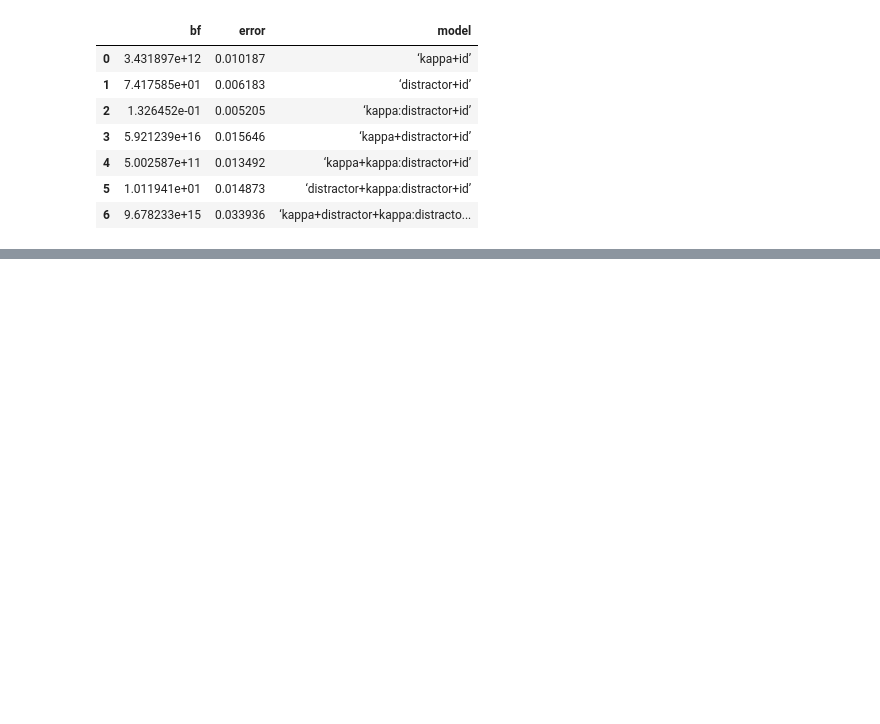
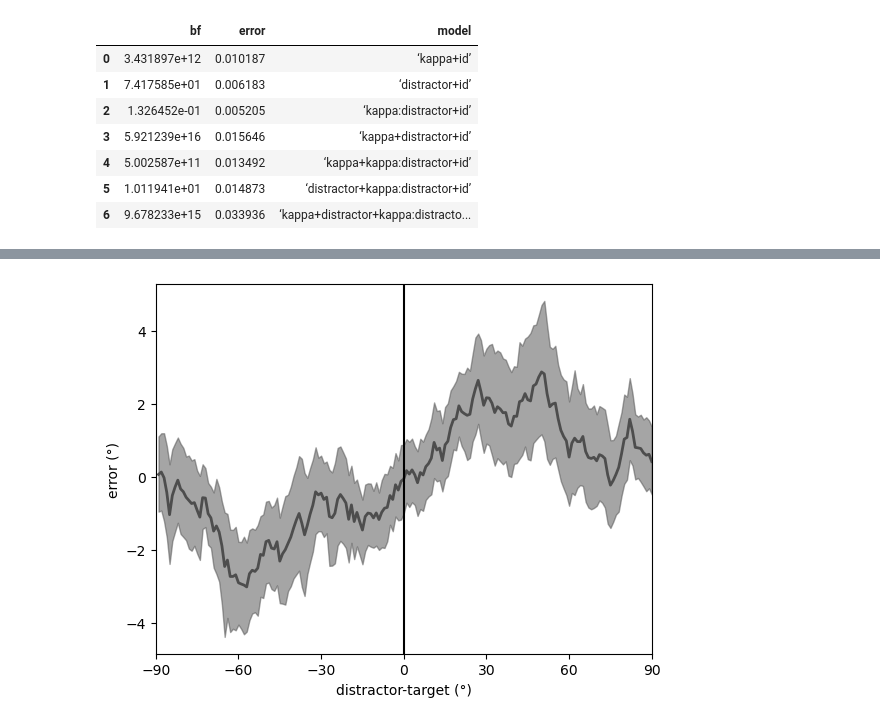
Before and after one commit to hkular/WM_NoiseV11, a Jupyter notebook: WMV11_forgrant.ipynb, the cells around one changed output, grey strips where cells are left out. Drawn from its saved outputs; the diff is of its cells as text; code cells hidden in the pictures; blank space fills up the shorter version.

```diff
--- a/WMV11_forgrant.ipynb
+++ b/WMV11_forgrant.ipynb
@@ -7,6 +7,7 @@ import os
 # Load data
 BF_rmANOVA = pd.read_csv('BFrmV11.csv') # bayesian repeated measures anova
 CircStats = pd.read_csv('barplotV11.csv') # circular statistics
+bias = pd.read_csv('V11_bias.csv') # data to make attractive bias plot
 # %%
 # Plot circular statistics
 ax = sns.barplot(x = 'distractor', y = 'mean_sd_deg', hue = 'kappa', data = CircStats)
@@ -34,0 +45,22 @@ BF_rmANOVA
+# %%
+# Plot error by distractor - target orientation to show attractive bias
+import numpy as np
+import matplotlib.pyplot as plt
+
+# Assuming you have already defined x, y1, and y2 as arrays
+
+# Create the plot
+plt.fill_between(bias['distractor.target'], bias['lowCI'], bias['highCI'], color=(0.3, 0.3, 0.3, 0.5))  # Geom ribbon
+plt.plot(bias['distractor.target'], bias['error'], color=(0.3, 0.3, 0.3), linewidth=2)  # Geom line
+
+# Adjust the plot
+plt.xticks([-90, -60, -30, 0, 30, 60, 90])
+plt.xlim(-90, 90)
+plt.xlabel("distractor-target (°)")
+plt.ylabel("error (°)")
+plt.axvline(x=0, color='black')  # Vertical line at x=0
+
+# Show the plot
+plt.show()
+# %% [output]
+[figure, added]
```
Also changed, not shown: parts of 1 cell of this notebook, 2 other files.
